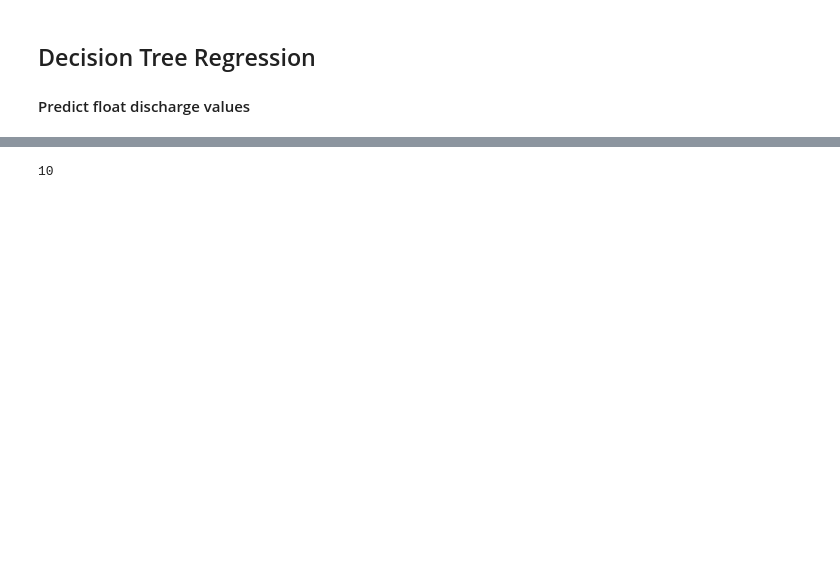
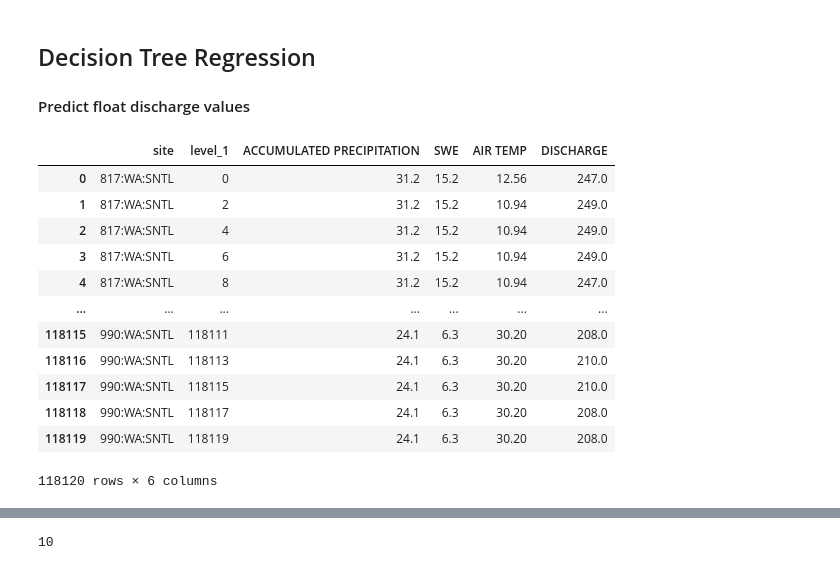
Before and after one commit to UW-GDA/FlakesAndFlows, a Jupyter notebook: notebooks/analysis/EDA.ipynb, the cells around one changed output, grey strips where cells are left out. Drawn from its saved outputs; the diff is of its cells as text; code cells hidden in the pictures; blank space fills up the shorter version.

```diff
--- a/notebooks/analysis/EDA.ipynb
+++ b/notebooks/analysis/EDA.ipynb
@@ -366 +316,17 @@ X_data = hourly_cleaned.drop(['site', 'DISCHARGE'], axis =1)
 X_data = X_data.to_numpy()
+# %%
+hourly_cleaned
+# %% [output]
+|  | site | level_1 | ACCUMULATED PRECIPITATION | SWE | AIR TEMP | DISCHARGE |
+| 0 | 817:WA:SNTL | 0 | 31.2 | 15.2 | 12.56 | 247.0 |
+| 1 | 817:WA:SNTL | 2 | 31.2 | 15.2 | 10.94 | 249.0 |
+| 2 | 817:WA:SNTL | 4 | 31.2 | 15.2 | 10.94 | 249.0 |
+| 3 | 817:WA:SNTL | 6 | 31.2 | 15.2 | 10.94 | 249.0 |
+| 4 | 817:WA:SNTL | 8 | 31.2 | 15.2 | 10.94 | 247.0 |
+| ... | ... | ... | ... | ... | ... | ... |
+| 118115 | 990:WA:SNTL | 118111 | 24.1 | 6.3 | 30.20 | 208.0 |
+| 118116 | 990:WA:SNTL | 118113 | 24.1 | 6.3 | 30.20 | 210.0 |
+| 118117 | 990:WA:SNTL | 118115 | 24.1 | 6.3 | 30.20 | 210.0 |
+| 118118 | 990:WA:SNTL | 118117 | 24.1 | 6.3 | 30.20 | 208.0 |
+| 118119 | 990:WA:SNTL | 118119 | 24.1 | 6.3 | 30.20 | 208.0 |
+118120 rows × 6 columns
```
Also changed, not shown: parts of 32 cells of this notebook.
